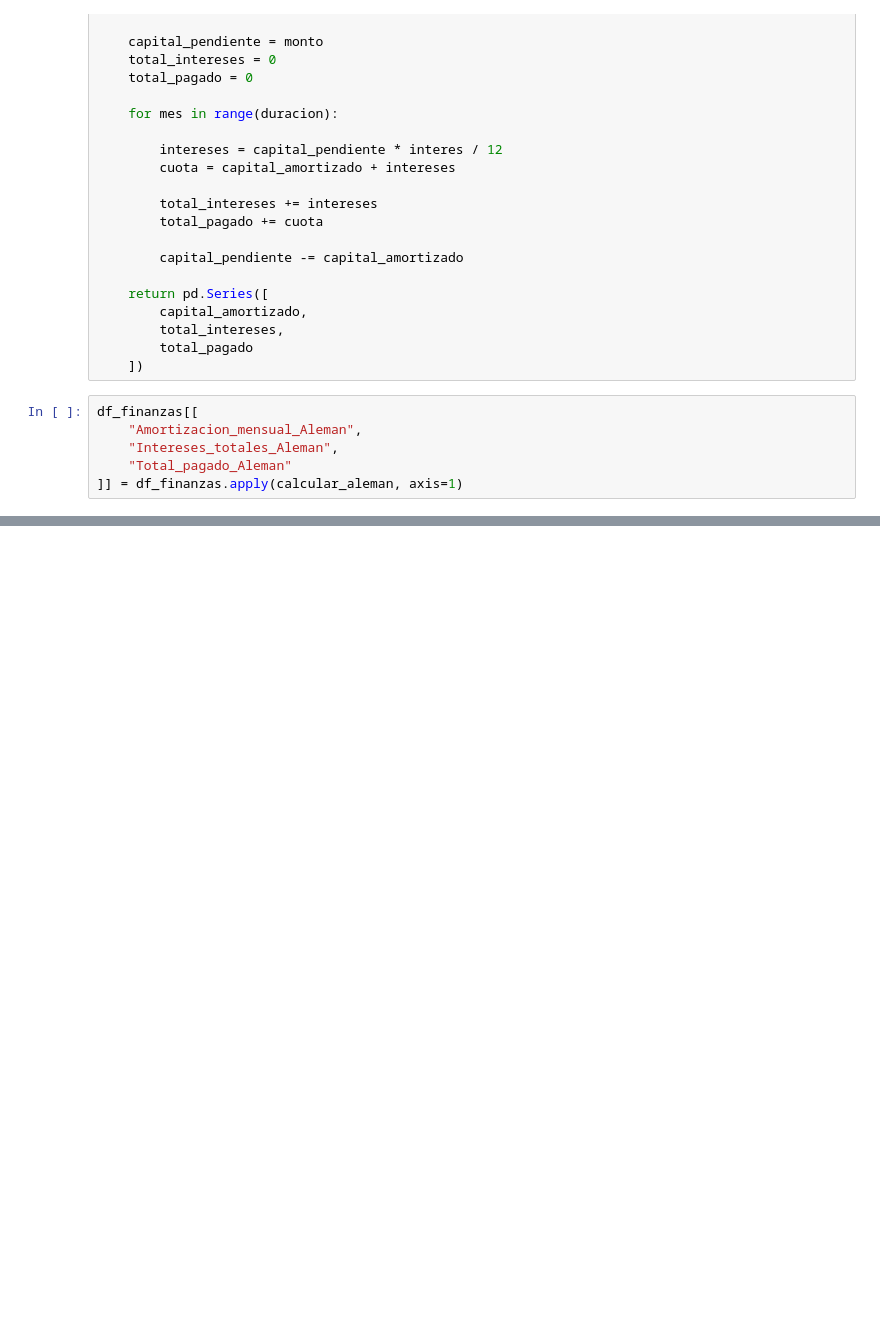
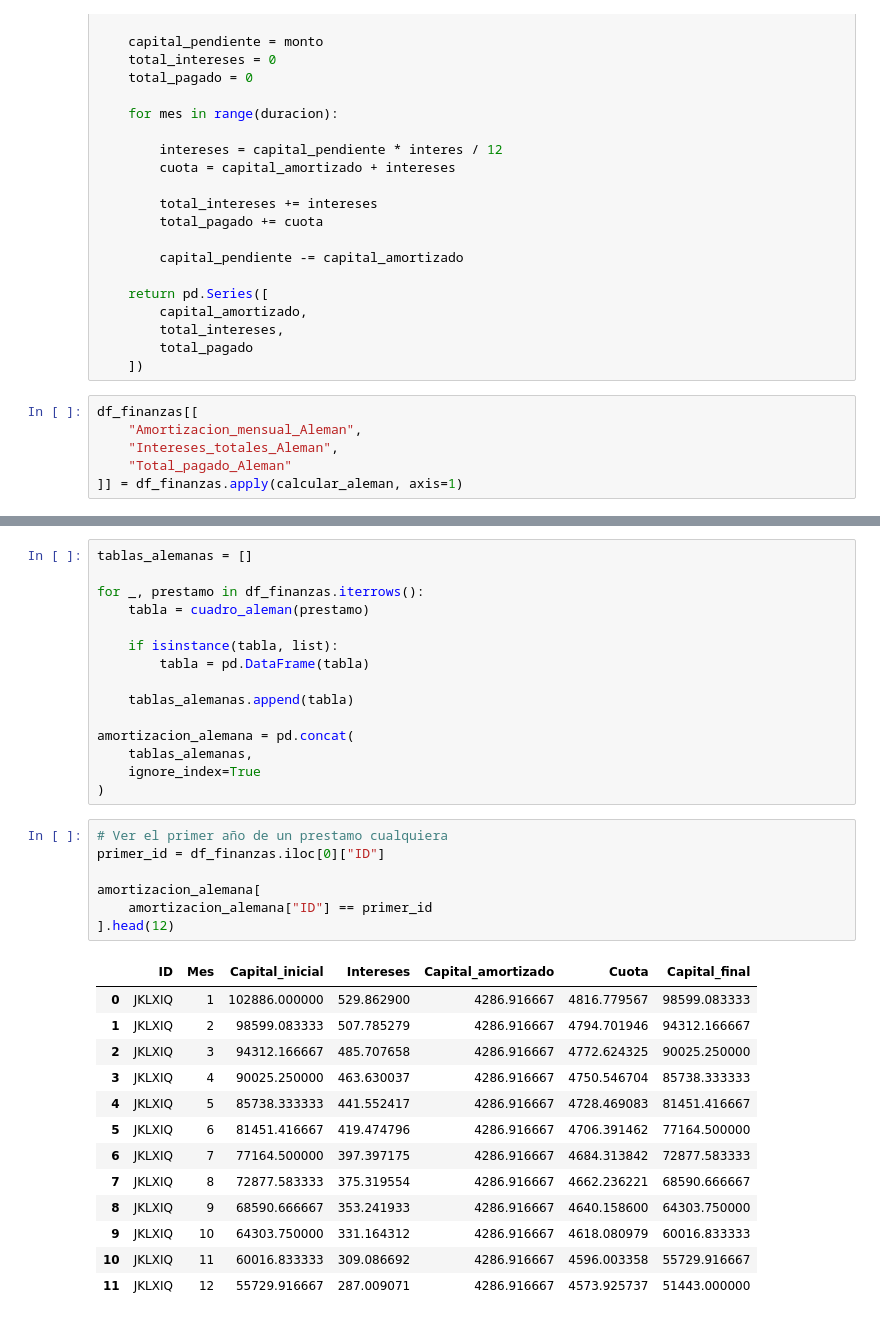
Before and after one commit to nereaaloria-ctrl/RETO-5-Verde-Claro, a Jupyter notebook: sistema_aleman.ipynb, the cells around one changed output, grey strips where cells are left out. Saved outputs shown, nothing was run; the diff lists cells and outputs as text; blank space fills up the shorter version.

Commit message:
amortizacion alemana hecha

```diff
--- a/sistema_aleman.ipynb
+++ b/sistema_aleman.ipynb
@@ -410,0 +441,36 @@ df_finanzas[[
+# %%
+tablas_alemanas = []
+
+for _, prestamo in df_finanzas.iterrows():
+    tabla = cuadro_aleman(prestamo)
+
+    if isinstance(tabla, list):
+        tabla = pd.DataFrame(tabla)
+
+    tablas_alemanas.append(tabla)
+
+amortizacion_alemana = pd.concat(
+    tablas_alemanas,
+    ignore_index=True
+)
+# %%
+# Ver el primer año de un prestamo cualquiera
+primer_id = df_finanzas.iloc[0]["ID"]
+
+amortizacion_alemana[
+    amortizacion_alemana["ID"] == primer_id
+].head(12)
+# %% [output]
+|  | ID | Mes | Capital_inicial | Intereses | Capital_amortizado | Cuota | Capital_final |
+| 0 | JKLXIQ | 1 | 102886.000000 | 529.862900 | 4286.916667 | 4816.779567 | 98599.083333 |
+| 1 | JKLXIQ | 2 | 98599.083333 | 507.785279 | 4286.916667 | 4794.701946 | 94312.166667 |
+| 2 | JKLXIQ | 3 | 94312.166667 | 485.707658 | 4286.916667 | 4772.624325 | 90025.250000 |
+| 3 | JKLXIQ | 4 | 90025.250000 | 463.630037 | 4286.916667 | 4750.546704 | 85738.333333 |
+| 4 | JKLXIQ | 5 | 85738.333333 | 441.552417 | 4286.916667 | 4728.469083 | 81451.416667 |
+| 5 | JKLXIQ | 6 | 81451.416667 | 419.474796 | 4286.916667 | 4706.391462 | 77164.500000 |
+| 6 | JKLXIQ | 7 | 77164.500000 | 397.397175 | 4286.916667 | 4684.313842 | 72877.583333 |
+| 7 | JKLXIQ | 8 | 72877.583333 | 375.319554 | 4286.916667 | 4662.236221 | 68590.666667 |
+| 8 | JKLXIQ | 9 | 68590.666667 | 353.241933 | 4286.916667 | 4640.158600 | 64303.750000 |
+| 9 | JKLXIQ | 10 | 64303.750000 | 331.164312 | 4286.916667 | 4618.080979 | 60016.833333 |
+| 10 | JKLXIQ | 11 | 60016.833333 | 309.086692 | 4286.916667 | 4596.003358 | 55729.916667 |
+| 11 | JKLXIQ | 12 | 55729.916667 | 287.009071 | 4286.916667 | 4573.925737 | 51443.000000 |
```
Also changed, not shown: parts of 8 cells of this notebook.
